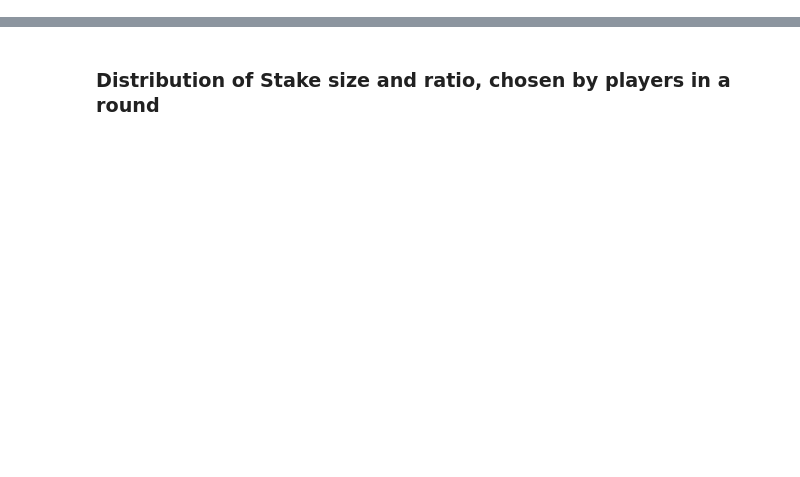
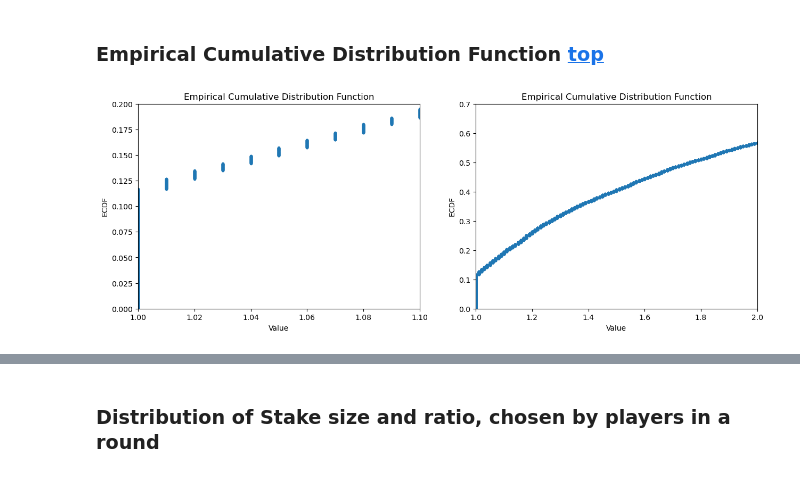
Before and after one commit to koba4444/csfail_crash_investigation, a Jupyter notebook: investigate.ipynb, the cells around one changed output, grey strips where cells are left out. Cells and saved outputs as stored; diff of their text form; code cells hidden in the pictures; blank space fills up the shorter version.

```diff
--- a/investigate.ipynb
+++ b/investigate.ipynb
@@ -85,0 +92,34 @@ plt.show()
+# %% [markdown]
+### Empirical Cumulative Distribution Function <a id='section1'></a> [top](#beginning)
+# %%
+import numpy as np
+import pandas as pd
+import matplotlib.pyplot as plt
+from scipy import stats
+
+# Выберем столбец для анализа
+col = history['Ratio']
+
+fig, axs = plt.subplots(1,2, figsize=(15, 5))
+
+x = np.sort(col)
+y = np.arange(1, len(col) + 1) / len(col)
+axs[0].plot(x, y, marker='.', linestyle='none')
+axs[0].set_title('Empirical Cumulative Distribution Function')
+axs[0].set_xlabel('Value')
+axs[0].set_ylabel('ECDF')
+axs[0].set_xlim(1,1.1)
+axs[0].set_ylim(0,0.2)
+
+axs[1].plot(x, y, marker='.', linestyle='none')
+axs[1].set_title('Empirical Cumulative Distribution Function')
+axs[1].set_xlabel('Value')
+axs[1].set_ylabel('ECDF')
+axs[1].set_xlim(1,2)
+axs[1].set_ylim(0,0.7)
+
+
+
+plt.show()
+# %% [output]
+[figure, added]
```
Also changed, not shown: parts of 6 cells of this notebook, 2 other files.
